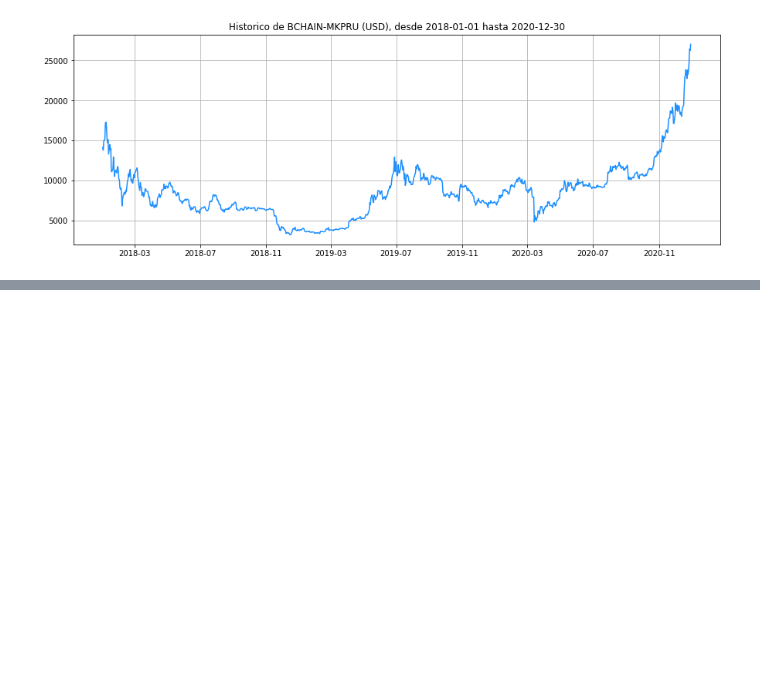
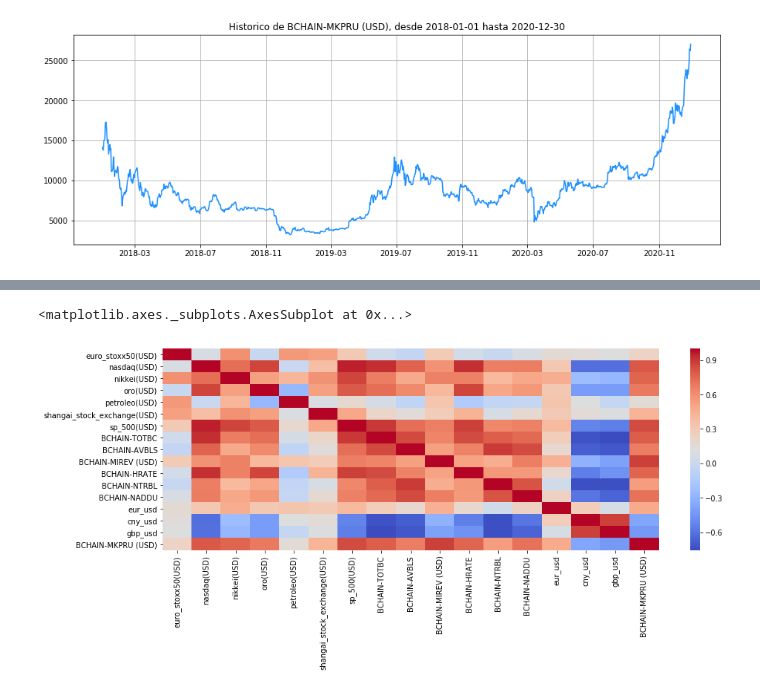
Before and after one commit to keniaCisneros/bitcoins_pricing, a Jupyter notebook: data_analysis.ipynb, the cells around one changed output, grey strips where cells are left out. Cells and saved outputs as stored; diff of their text form; code cells hidden in the pictures; blank space fills up the shorter version.

```diff
--- a/data_analysis.ipynb
+++ b/data_analysis.ipynb
@@ -520,0 +543,7 @@ plot_serie(complete2, start, end, 'BCHAIN-MKPRU (USD)', (15, 5))
+# %%
+# matriz de correlación con datos normalizados
+corr = complete_norm.iloc[:,1:].corr()
+sns.heatmap(corr, xticklabels = corr.columns, yticklabels = corr.columns, cmap = 'coolwarm')
+# %% [output]
+<matplotlib.axes._subplots.AxesSubplot at 0x...>
+[figure, added]
```
Also changed, not shown: parts of 32 cells of this notebook.
